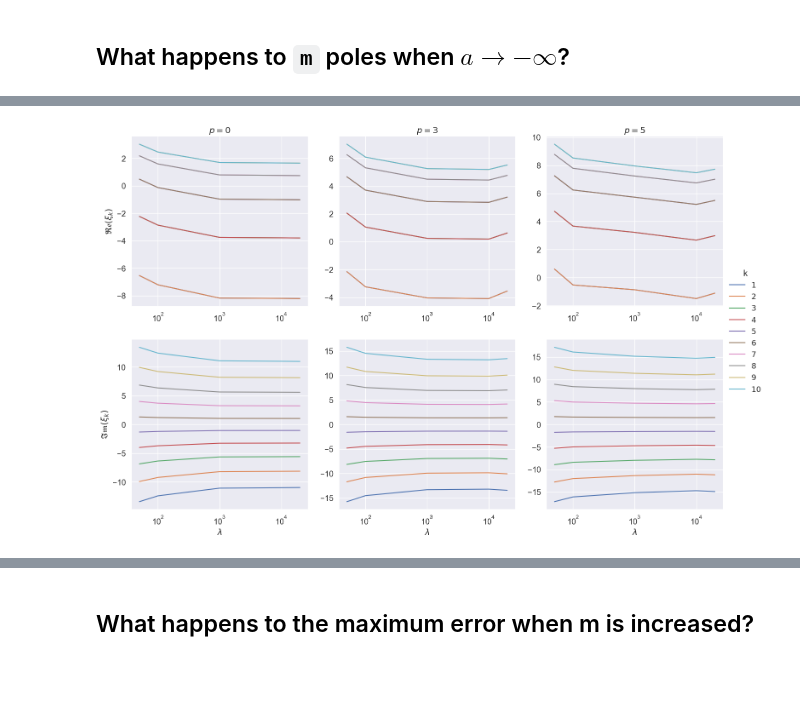
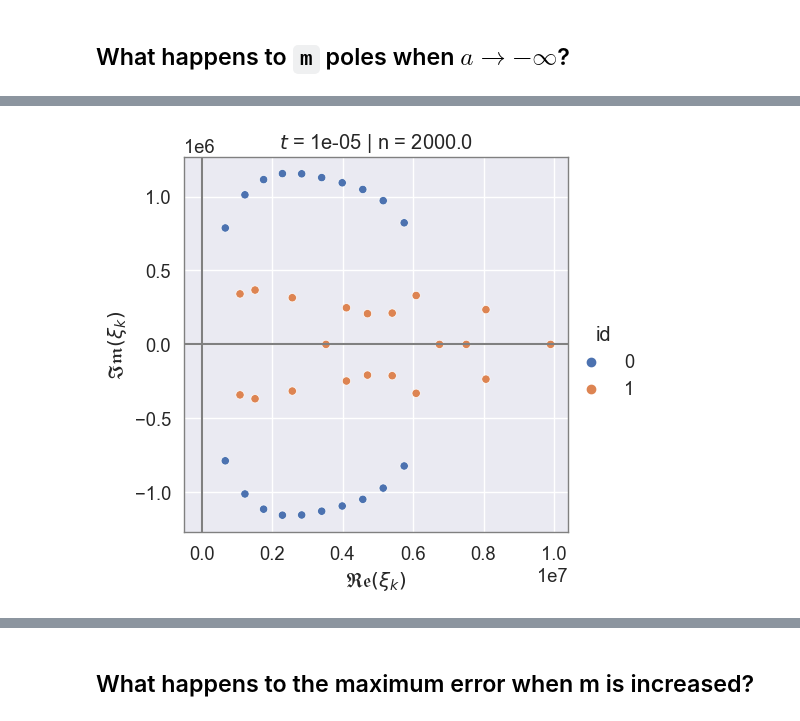
Before and after one commit to sprmsv/KAMF, a Jupyter notebook: trigfuncs.ipynb, the cells around one changed output, grey strips where cells are left out. Drawn from its saved outputs; the diff is of its cells as text; code cells hidden in the pictures; blank space fills up the shorter version.

```diff
--- a/trigfuncs.ipynb
+++ b/trigfuncs.ipynb
@@ -156,41 +116,32 @@ fg.axes[3, 0].set(ylabel='$e_j$');
 # %%
-sort = True
-data = pd.DataFrame({'a': as_, 'p': ps})
+data = pd.DataFrame({'t': ts, 'n': ns, 'id': ids})
 
-nodes_ = pd.DataFrame({f'${m+1}$': [np.sort(p)[m] if sort else p[m] for p in nodes] for m in range(m)})
-nodes_['what'] = '$z_k$'
-df_nodes = pd.concat([data, nodes_], axis=1)
-df_nodes = df_nodes.melt(('a', 'p', 'what'), var_name='k', value_name='$\\xi$')
+df_real = pd.DataFrame({f'${m+1}$': [p[m] for p in poles_real] for m in range(m)})
+df_real = pd.concat([data, df_real], axis=1)
+df_real = df_real.melt(('t', 'n', 'id'), var_name='k', value_name='$\\mathfrak{Re}(\\xi_k)$')
 
-df_real = pd.DataFrame({f'${m+1}$': [np.sort(p)[m] if sort else p[m] for p in poles_real] for m in range(m)})
-df_real['what'] = '$\\mathfrak{Re}(\\xi_k)$'
-df_real = pd.concat([data, df_real], axis=1)
-df_real = df_real.melt(('a', 'p', 'what'), var_name='k', value_name='$\\xi$')
+df_imag = pd.DataFrame({f'${m+1}$': [p[m] for p in poles_imag] for m in range(m)})
+df_imag = pd.concat([data, df_imag], axis=1)
+df_imag = df_imag.melt(('t', 'n', 'id'), var_name='k', value_name='$\\mathfrak{Im}(\\xi_k)$')
 
-df_imag = pd.DataFrame({f'${m+1}$': [np.sort(p)[m] if sort else p[m] for p in poles_imag] for m in range(m)})
-df_imag['what'] = '$\\mathfrak{Im}(\\xi_k)$'
-df_imag = pd.concat([data, df_imag], axis=1)
-df_imag = df_imag.melt(('a', 'p', 'what'), var_name='k', value_name='$\\xi$')
+df = df_real.merge(df_imag)
+fg = sns.relplot(
+    data=df.rename(columns={'t': '$t$'}),
+    x='$\\mathfrak{Re}(\\xi_k)$',
+    y='$\\mathfrak{Im}(\\xi_k)$',
+    row='$t$',
+    col='n',
+    hue='id',
+    kind='scatter',
+    palette='deep',
+    facet_kws={'sharex': True, 'sharey': True, 'despine': False},
+)
 
-df = pd.concat([df_real, df_imag])
-df['a'] = df['a'].abs()
-# df = df[(df['p'] == 3)]
-fg = sns.relplot(
-    data=df.rename(columns={'p': '$p$', 'a': '$\\lambda$'}),
-    x='$\\lambda$',
-    y='$\\xi$',
-    hue='k',
-    row='what',
-    col='$p$',
-    kind='line',
-    facet_kws={'sharex': False, 'sharey': False},
-)
-fg.set(xscale='log', title='')
-
-fg.axes[0, 0].set(ylabel='$\\mathfrak{Re}(\\xi_k)$');
-fg.axes[1, 0].set(ylabel='$\\mathfrak{Im}(\\xi_k)$');
-ps_ = [0, 3, 5]
-for idx, ax in enumerate(fg.axes[0]):
-    ax.set(title=f'$p={ps_[idx]}$');
+for ax in fg.axes.flatten():
+    ax.axhline(y=0, color='gray', linestyle='-')
+    ax.axvline(x=0, color='gray', linestyle='-')
+    for spine in ax.spines.values():
+        spine.set_color('gray')
+        spine.set_linewidth(1)
 # %% [output]
-[figure, old version]
+[figure, new version]
```
Also changed, not shown: parts of 39 cells of this notebook, 10 other files.
